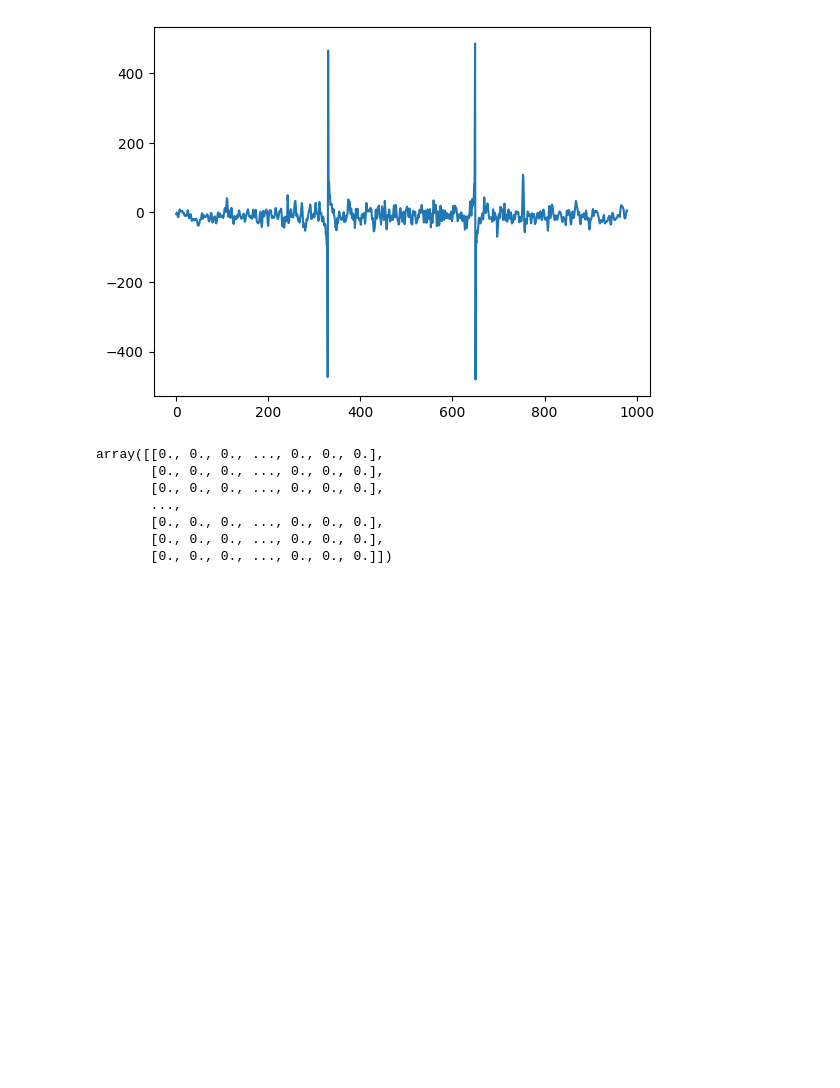
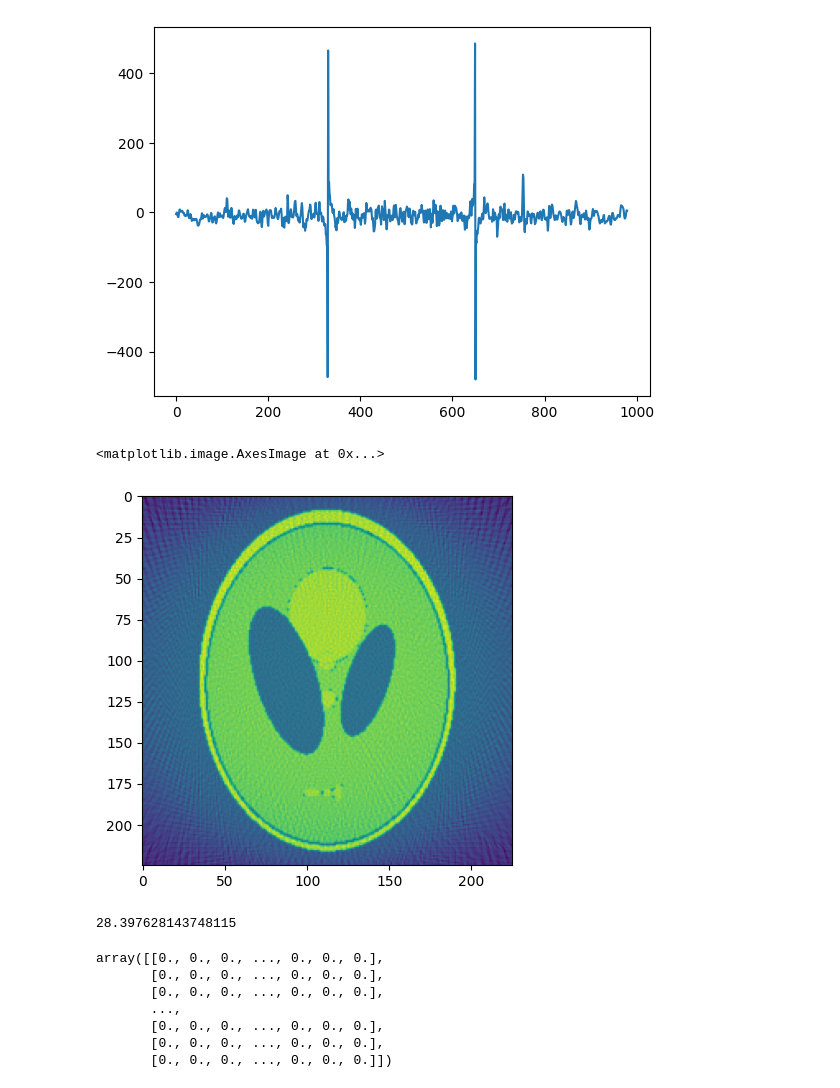
Before and after one commit to Wallbreaker100/miniProject, a Jupyter notebook: temp_mini_project.ipynb, the cells around one changed output. Saved outputs shown, nothing was run; the diff lists cells and outputs as text; code cells hidden in the pictures; blank space fills up the shorter version.

```diff
--- a/temp_mini_project.ipynb
+++ b/temp_mini_project.ipynb
@@ -145,6 +145,25 @@ plt.plot(f[110])
 # %% [output]
 [<matplotlib.lines.Line2D at 0x...>]
 [figure]
+# %%
+arr_normalized = cv2.normalize(f, None, alpha=0, beta=255, norm_type=cv2.NORM_MINMAX, dtype=cv2.CV_8U)
+# %%
+plt.imshow(arr_normalized)
+# %% [output]
+<matplotlib.image.AxesImage at 0x...>
+[figure, added]
+# %%
+def psnr(img1, img2):
+    mse = np.mean((img1 - img2) ** 2)
+    if mse == 0:
+        return float('inf')  # PSNR is infinite if the images are identical
+    max_pixel = 255.0
+    psnr_val = 20 * np.log10(max_pixel / np.sqrt(mse))
+    return psnr_val
+psnr_val=psnr(image,arr_normalized)
+psnr_val
+# %% [output]
+28.397628143748115
 # %%
 from skimage.transform import radon, iradon
 # %%
```
Also changed, not shown: parts of 8 cells of this notebook.
